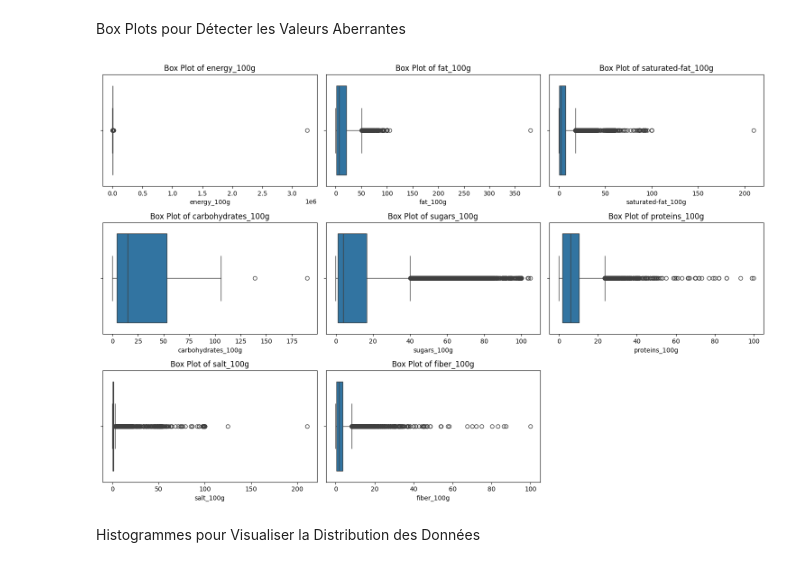
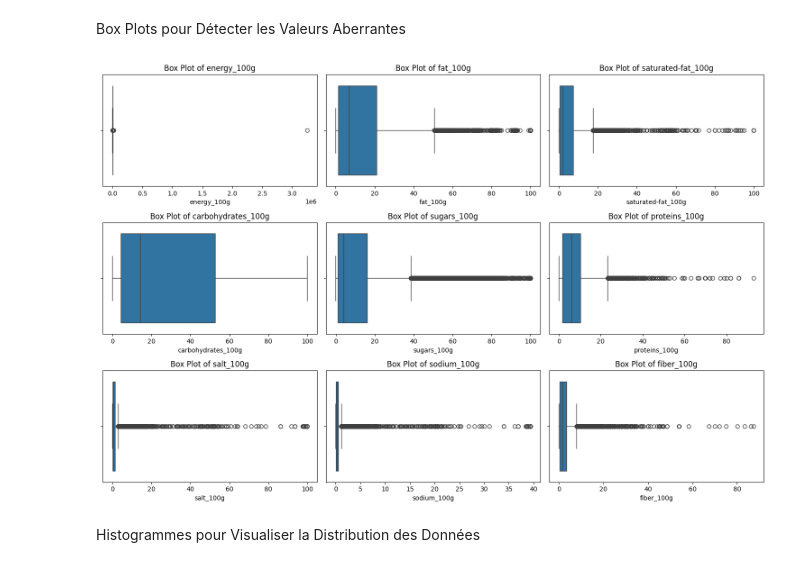
Before and after one commit to Krock13/AI_Engineer_Project_3_Open_Food_Facts, a Jupyter notebook: notebook_avec_fonction.ipynb, the cells around one changed output. Cells and saved outputs as stored; diff of their text form; code cells hidden in the pictures.

```diff
--- a/notebook_avec_fonction.ipynb
+++ b/notebook_avec_fonction.ipynb
@@ -107,0 +179,3 @@ dtype: float64
+# %%
+# Appliquer la fonction de validation
+X_processed, y_processed = validate_nutrient_data(X_processed, y_processed)
@@ -107,0 +222,3 @@ dtype: float64
+# %%
+# Vérification après correction
+X_processed, y_processed = validate_nutrient_data(X_processed, y_processed)
@@ -111,24 +283,27 @@ dtype: float64
 ## Visualisation des Données
 # %% [markdown]
 Box Plots pour Détecter les Valeurs Aberrantes
-# %%
-# Liste des features quantitatives
-quantitative_features = [
-    'energy_100g', 'fat_100g', 'saturated-fat_100g',
-    'carbohydrates_100g', 'sugars_100g', 'proteins_100g',
-    'salt_100g', 'fiber_100g'
-]
-
-# Créer des box plots pour chaque feature quantitative pour détecter les valeurs aberrantes
-plt.figure(figsize=(15, 10))
-for i, feature in enumerate(quantitative_features, 1):
-    plt.subplot(3, 3, i)
-    sns.boxplot(x=X_processed[feature])
-    plt.title(f'Box Plot of {feature}')
-plt.tight_layout()
-plt.show()
-# %% [output]
-[figure, removed]
+# %%
+def plot_boxplots(df, features):
+    plt.figure(figsize=(15, 10))
+    for i, feature in enumerate(features, 1):
+        plt.subplot(3, 3, i)
+        sns.boxplot(x=df[feature])
+        plt.title(f'Box Plot of {feature}')
+    plt.tight_layout()
+    plt.show()
+
+# Liste des features quantitatives
+quantitative_features = [
+    'energy_100g', 'fat_100g', 'saturated-fat_100g',
+    'carbohydrates_100g', 'sugars_100g', 'proteins_100g',
+    'salt_100g', 'sodium_100g', 'fiber_100g'
+]
+
+# Affichage des boxplots
+plot_boxplots(X_processed, quantitative_features)
+# %% [output]
+[figure, added]
 # %% [markdown]
 Histogrammes pour Visualiser la Distribution des Données
 # %%
```
Also changed, not shown: parts of 46 cells of this notebook, 2 other files.
